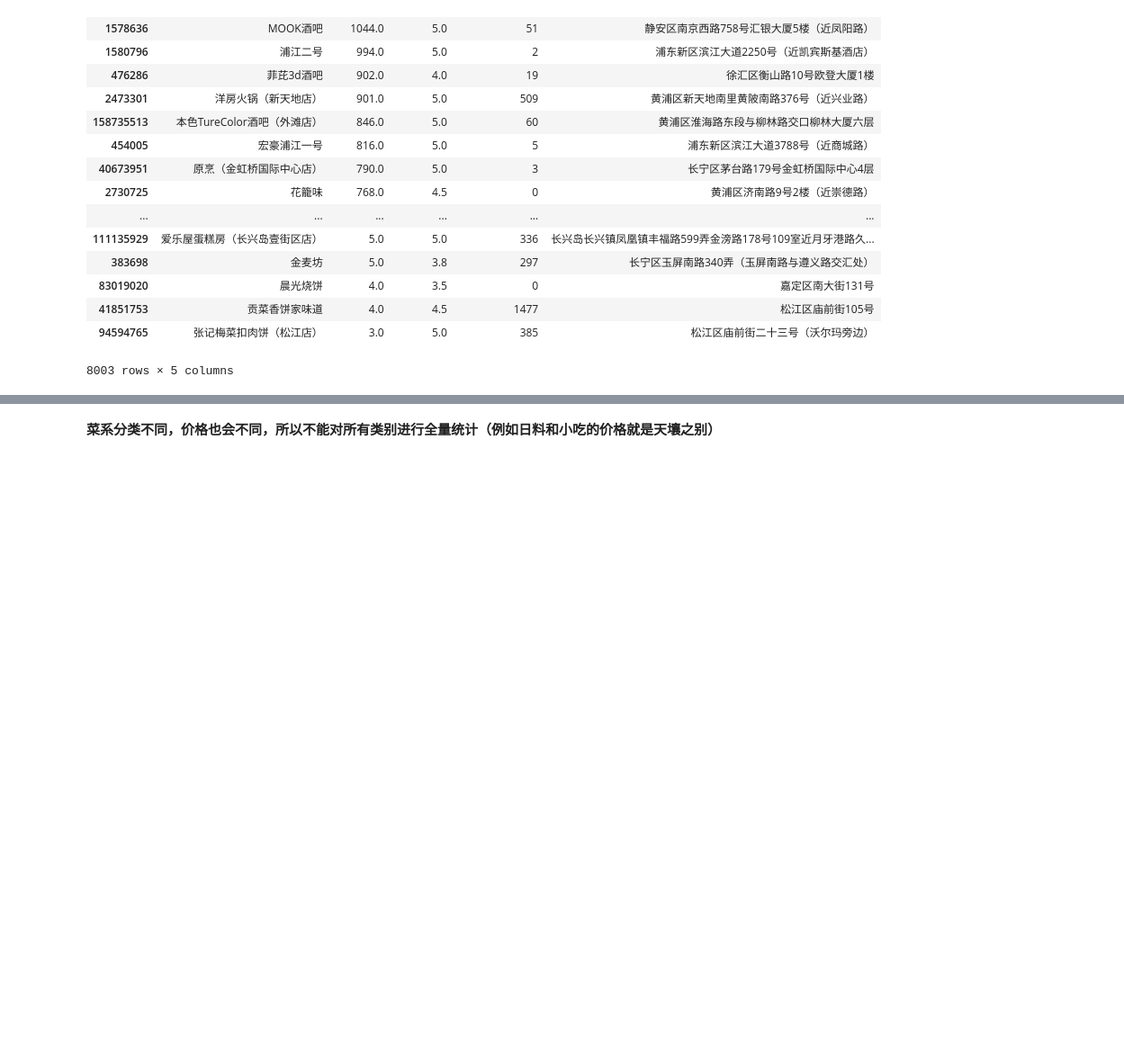
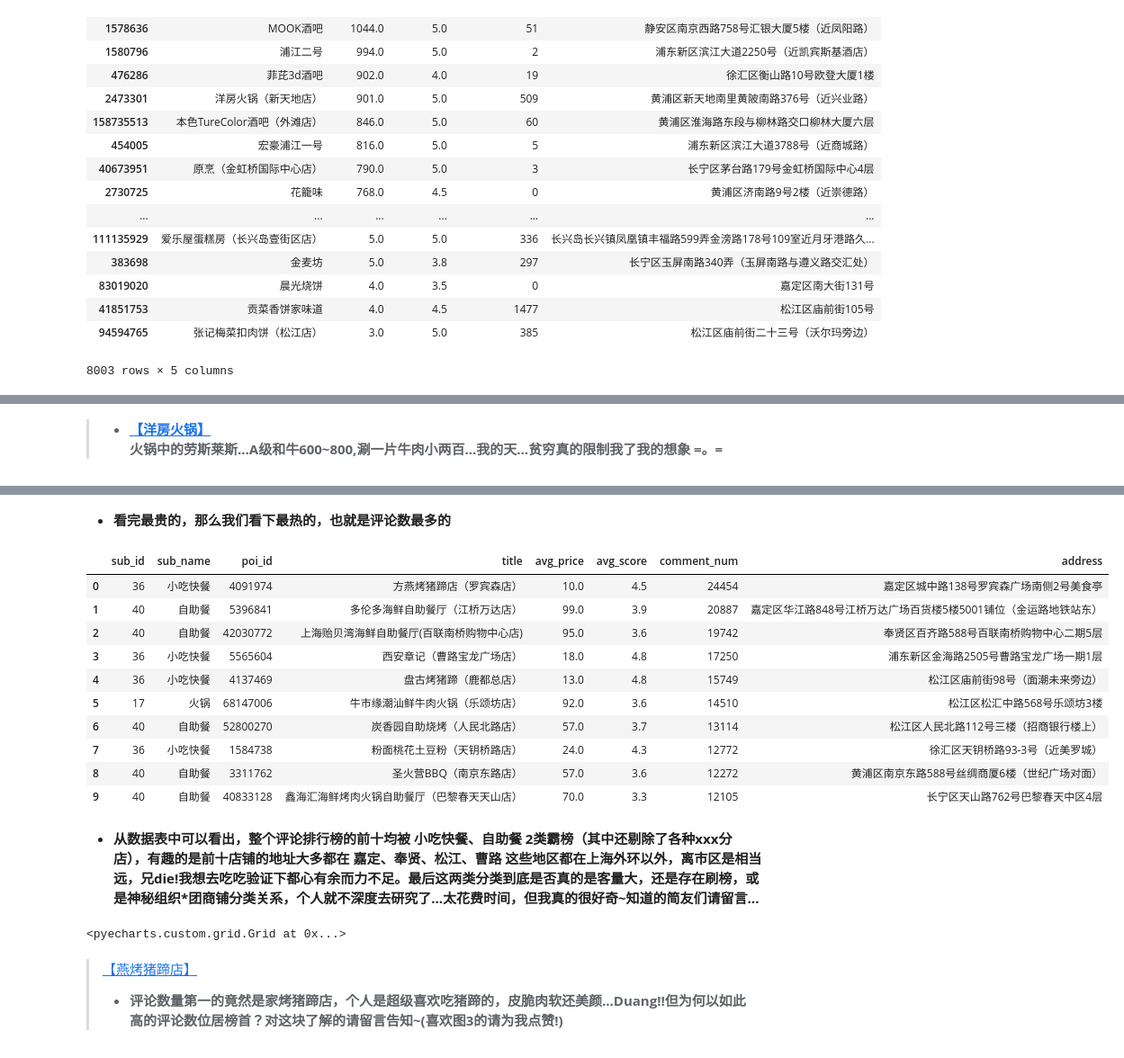
Before and after one commit to qianbin0205/data_analysis, a Jupyter notebook: meituan_analysis/meituan_report.ipynb, the cells around one changed output, grey strips where cells are left out. Shown at 90% size. Drawn from its saved outputs; the diff is of its cells as text; code cells hidden in the pictures; blank space fills up the shorter version.

```diff
--- a/meituan_analysis/meituan_report.ipynb
+++ b/meituan_analysis/meituan_report.ipynb
@@ -83,3 +110,5 @@ grid
+# %% [markdown]
+>+ **[【洋房火锅】](http://www.dianping.com/shop/8844957)<br />火锅中的劳斯莱斯...A级和牛600~800,涮一片牛肉小两百...我的天...贫穷真的限制我了我的想象 =。=**
 # %% [markdown]
 <div style="float:left;clear:both ;solid 000;margin:2px;">
     <img src="http://qcloud.dpfile.com/pc/1qJi9p-wLeonVl6Y9WiyFPSanre0MLkueCtCk25iI7w85m6KLxJrZMuRwDiePBFkTYGVDmosZWTLal1WbWRW3A.jpg" height="300" width="180"/>
@@ -96,5 +125,48 @@ grid
 <div style="float:left;border:solid 1px 000;margin:2px;">
     <img src="http://qcloud.dpfile.com/pc/n_irq9QArm3UMjp0K2j5595shc1P2PGhOOx3gWR1N6gpJ36aly4bqURKSnWlKZwiTYGVDmosZWTLal1WbWRW3A.jpg" height="300" width="180"/>
 </div>
-# %% [markdown]
-**菜系分类不同，价格也会不同，所以不能对所有类别进行全量统计（例如日料和小吃的价格就是天壤之别）**
+# %% [markdown]
++ **看完最贵的，那么我们看下最热的，也就是评论数最多的**
+# %%
+sql3 = '''#sql3
+select distinct a.sub_id,a.sub_name,
+b.poi_id,b.title,b.avg_price,b.avg_score,b.comment_num,b.address from meituan_classify_info as a
+inner join meituan_shop_info as b on a.sub_id = b.sub_id and a.class_type = b.class_type
+where a.class_type = 1 and a.sub_id not in(24,393,395) and b.avg_price <> 0 and b.avg_score <> 0
+and CONCAT(b.sub_id,b.poi_id) not in ('6342030772','4050576755','6350576755','4052163162','2006068147006','5452800270','4087812358','6387812358','543311762')
+order by b.comment_num desc limit 10;
+'''
+df3 = pd.read_sql(sql3,conn)
+df3
+# %% [output]
+|  | sub_id | sub_name | poi_id | title | avg_price | avg_score | comment_num | address |
+| 0 | 36 | 小吃快餐 | 4091974 | 方燕烤猪蹄店（罗宾森店） | 10.0 | 4.5 | 24454 | 嘉定区城中路138号罗宾森广场南侧2号美食亭 |
+| 1 | 40 | 自助餐 | 5396841 | 多伦多海鲜自助餐厅（江桥万达店） | 99.0 | 3.9 | 20887 | 嘉定区华江路848号江桥万达广场百货楼5楼5001铺位（金运路地铁站东） |
+| 2 | 40 | 自助餐 | 42030772 | 上海贻贝湾海鲜自助餐厅(百联南桥购物中心店) | 95.0 | 3.6 | 19742 | 奉贤区百齐路588号百联南桥购物中心二期5层 |
+| 3 | 36 | 小吃快餐 | 5565604 | 西安章记（曹路宝龙广场店） | 18.0 | 4.8 | 17250 | 浦东新区金海路2505号曹路宝龙广场一期1层 |
+| 4 | 36 | 小吃快餐 | 4137469 | 盘古烤猪蹄（鹿都总店） | 13.0 | 4.8 | 15749 | 松江区庙前街98号（面潮未来旁边） |
+| 5 | 17 | 火锅 | 68147006 | 牛市缘潮汕鲜牛肉火锅（乐颂坊店） | 92.0 | 3.6 | 14510 | 松江区松汇中路568号乐颂坊3楼 |
+| 6 | 40 | 自助餐 | 52800270 | 炭香园自助烧烤（人民北路店） | 57.0 | 3.7 | 13114 | 松江区人民北路112号三楼（招商银行楼上） |
+| 7 | 36 | 小吃快餐 | 1584738 | 粉面桃花土豆粉（天钥桥路店） | 24.0 | 4.3 | 12772 | 徐汇区天钥桥路93-3号（近美罗城） |
+| 8 | 40 | 自助餐 | 3311762 | 圣火营BBQ（南京东路店） | 57.0 | 3.6 | 12272 | 黄浦区南京东路588号丝绸商厦6楼（世纪广场对面） |
+| 9 | 40 | 自助餐 | 40833128 | 鑫海汇海鲜烤肉火锅自助餐厅（巴黎春天天山店） | 70.0 | 3.3 | 12105 | 长宁区天山路762号巴黎春天中区4层 |
+# %% [markdown]
++ **从数据表中可以看出，整个评论排行榜的前十均被 小吃快餐、自助餐 2类霸榜（其中还剔除了各种xxx分店），有趣的是前十店铺的地址大多都在 嘉定、奉贤、松江、曹路 这些地区都在上海外环以外，离市区是相当远，兄die!我想去吃吃验证下都心有余而力不足。最后这两类分类到底是否真的是客量大，还是存在刷榜，或是神秘组织\*团商铺分类关系，个人就不深度去研究了...太花费时间，但我真的很好奇~知道的简友们请留言...**
+# %%
+from pyecharts import Bar,Grid
+
+data = sorted(df3[['title','comment_num']].values ,key=lambda x: x[1],reverse=True)
+attr = [i[0] for i in data]
+val = [i[1] for i in data]
+
+bar = Bar()
+bar.add('comment_num', attr, val,is_label_show=True,xaxis_rotate=30)
+grid3 = Grid(height=500)
+grid3.add(bar, grid_bottom="30%")
+
+grid3
+# %% [output]
+<pyecharts.custom.grid.Grid at 0x...>
+# %% [markdown]
+> [【燕烤猪蹄店】](http://www.dianping.com/shop/58919293)
+>+ **评论数量第一的竟然是家烤猪蹄店，个人是超级喜欢吃猪蹄的，皮脆肉软还美颜...Duang!!但为何以如此高的评论数位居榜首？对这块了解的请留言告知~(喜欢图3的请为我点赞!)**
```
Also changed, not shown: parts of 19 cells of this notebook.
